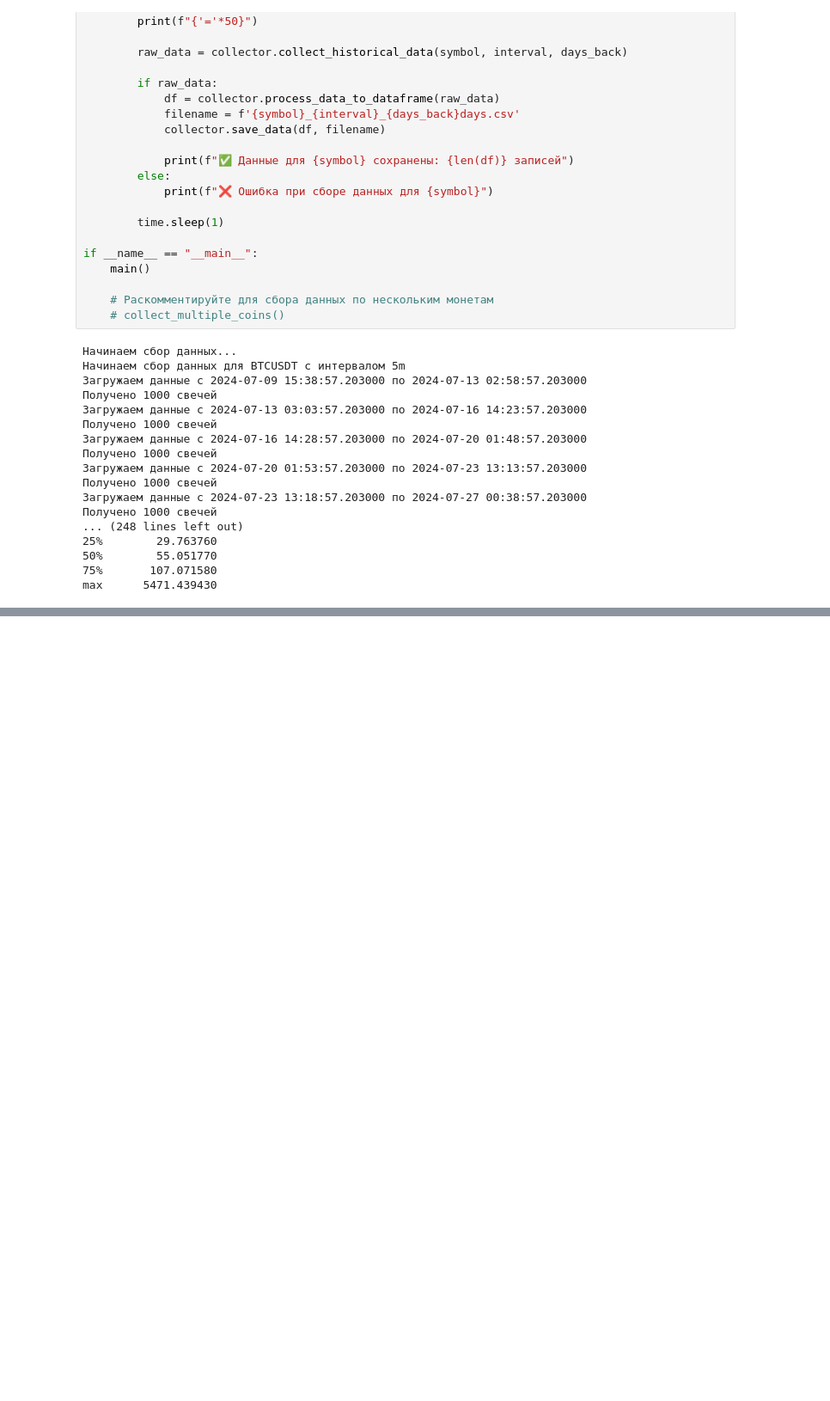
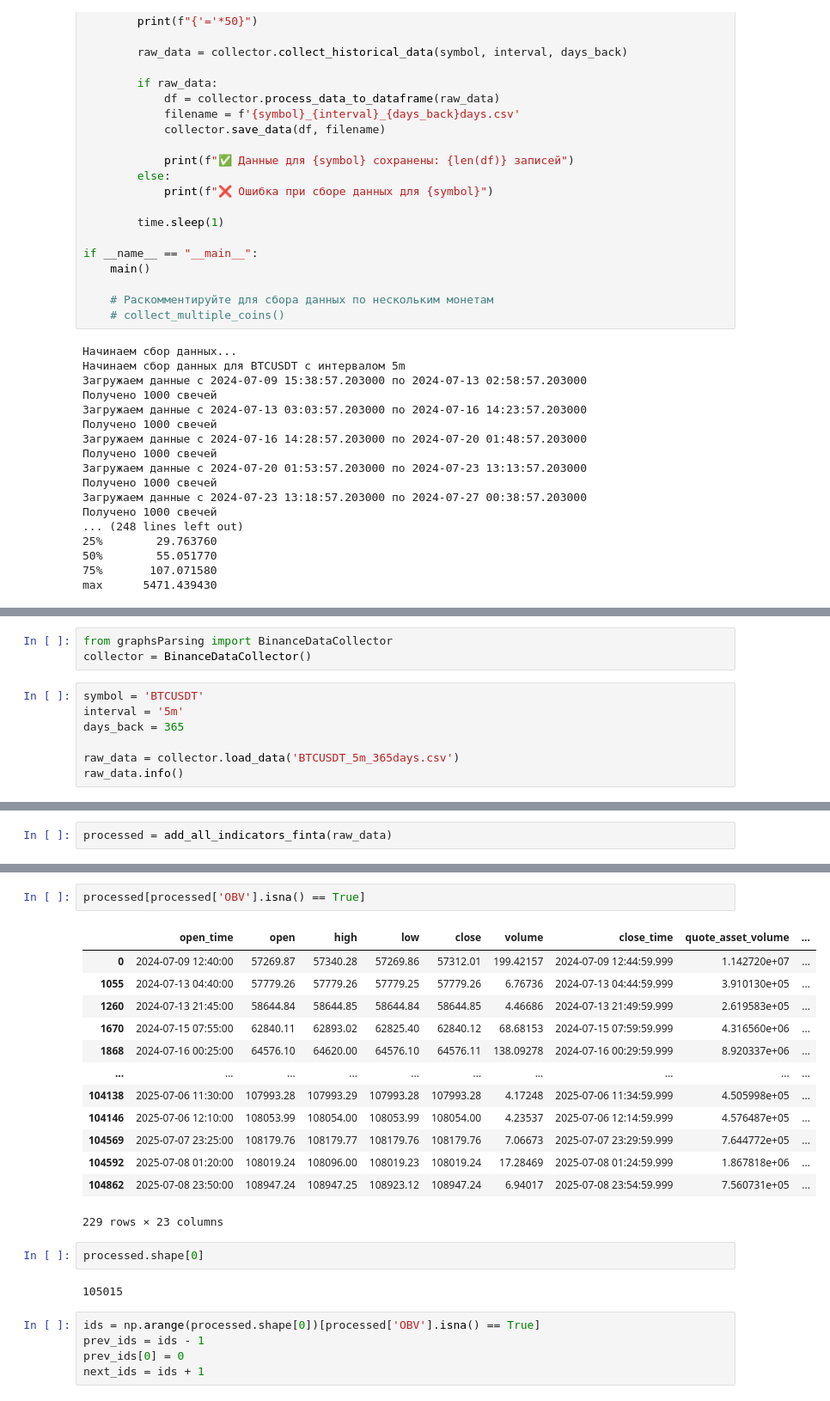
Before and after one commit to pasheee/StockPrediction, a Jupyter notebook: graphsParsing/debug/api_debug.ipynb, the cells around one changed output, grey strips where cells are left out. Shown: that part at 86% size. Drawn from its saved outputs; the diff is of its cells as text; blank space fills up the shorter version.

Commit message:
Added TA and rm NaN from data

```diff
--- a/graphsParsing/debug notebooks/api_debug.ipynb
+++ b/graphsParsing/debug/api_debug.ipynb
@@ -346,0 +352,10 @@ max      5471.439430
+# %%
+from graphsParsing import BinanceDataCollector
+collector = BinanceDataCollector()
+# %%
+symbol = 'BTCUSDT'
+interval = '5m'
+days_back = 365
+
+raw_data = collector.load_data('BTCUSDT_5m_365days.csv')
+raw_data.info()
@@ -346,0 +515,2 @@ max      5471.439430
+# %%
+processed = add_all_indicators_finta(raw_data)
@@ -346,0 +547,25 @@ max      5471.439430
+# %%
+processed[processed['OBV'].isna() == True]
+# %% [output]
+|  | open_time | open | high | low | close | volume | close_time | quote_asset_volume | ... |
+| 0 | 2024-07-09 12:40:00 | 57269.87 | 57340.28 | 57269.86 | 57312.01 | 199.42157 | 2024-07-09 12:44:59.999 | 1.142720e+07 | ... |
+| 1055 | 2024-07-13 04:40:00 | 57779.26 | 57779.26 | 57779.25 | 57779.26 | 6.76736 | 2024-07-13 04:44:59.999 | 3.910130e+05 | ... |
+| 1260 | 2024-07-13 21:45:00 | 58644.84 | 58644.85 | 58644.84 | 58644.85 | 4.46686 | 2024-07-13 21:49:59.999 | 2.619583e+05 | ... |
+| 1670 | 2024-07-15 07:55:00 | 62840.11 | 62893.02 | 62825.40 | 62840.12 | 68.68153 | 2024-07-15 07:59:59.999 | 4.316560e+06 | ... |
+| 1868 | 2024-07-16 00:25:00 | 64576.10 | 64620.00 | 64576.10 | 64576.11 | 138.09278 | 2024-07-16 00:29:59.999 | 8.920337e+06 | ... |
+| ... | ... | ... | ... | ... | ... | ... | ... | ... | ... |
+| 104138 | 2025-07-06 11:30:00 | 107993.28 | 107993.29 | 107993.28 | 107993.28 | 4.17248 | 2025-07-06 11:34:59.999 | 4.505998e+05 | ... |
+| 104146 | 2025-07-06 12:10:00 | 108053.99 | 108054.00 | 108053.99 | 108054.00 | 4.23537 | 2025-07-06 12:14:59.999 | 4.576487e+05 | ... |
+| 104569 | 2025-07-07 23:25:00 | 108179.76 | 108179.77 | 108179.76 | 108179.76 | 7.06673 | 2025-07-07 23:29:59.999 | 7.644772e+05 | ... |
+| 104592 | 2025-07-08 01:20:00 | 108019.24 | 108096.00 | 108019.23 | 108019.24 | 17.28469 | 2025-07-08 01:24:59.999 | 1.867818e+06 | ... |
+| 104862 | 2025-07-08 23:50:00 | 108947.24 | 108947.25 | 108923.12 | 108947.24 | 6.94017 | 2025-07-08 23:54:59.999 | 7.560731e+05 | ... |
+229 rows × 23 columns
+# %%
+processed.shape[0]
+# %% [output]
+105015
+# %%
+ids = np.arange(processed.shape[0])[processed['OBV'].isna() == True]
+prev_ids = ids - 1
+prev_ids[0] = 0
+next_ids = ids + 1
```
Also changed, not shown: parts of 19 cells of this notebook, 4 other files.
